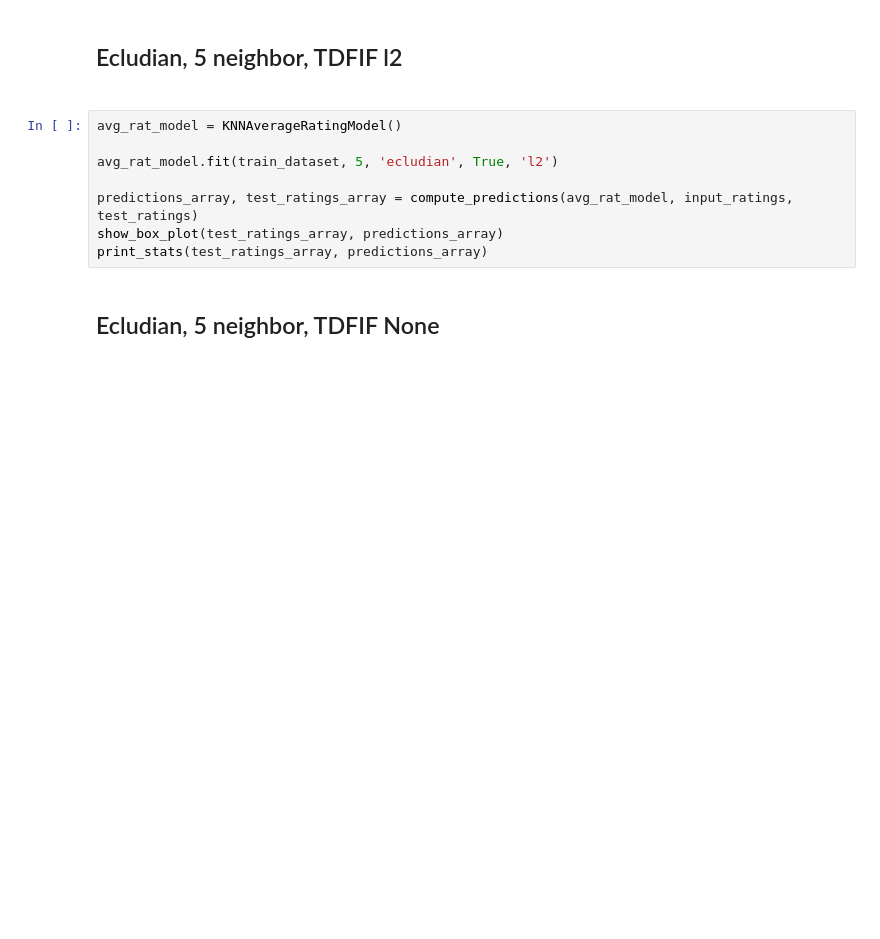
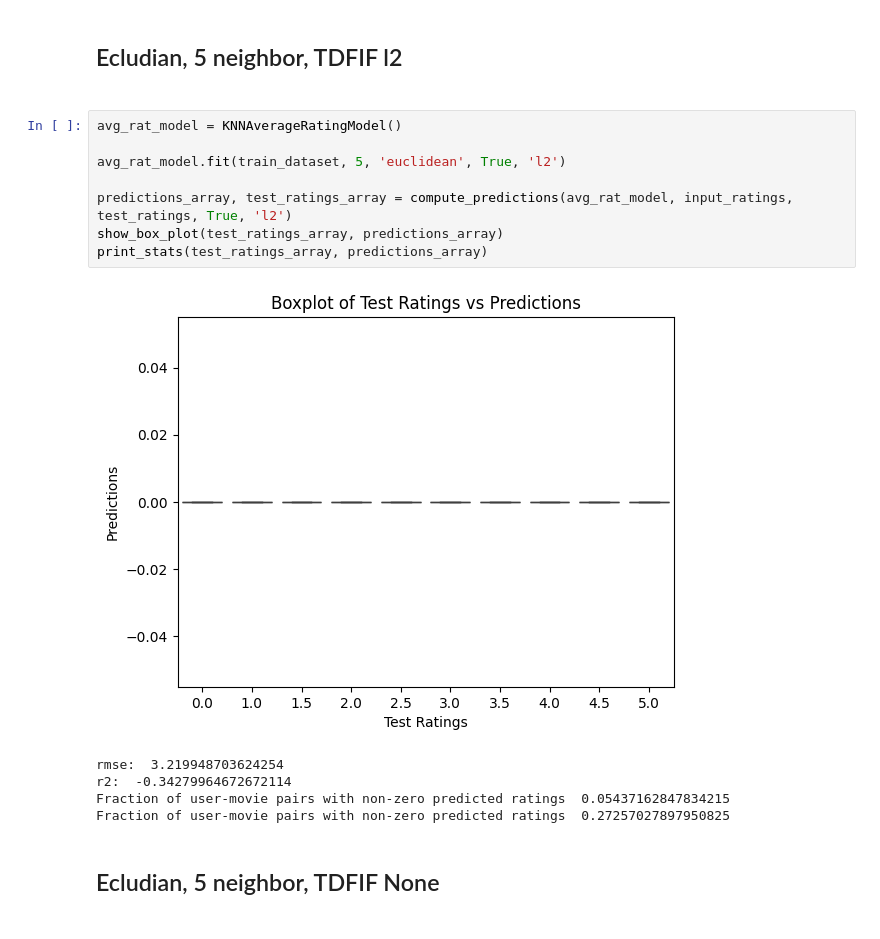
Before and after one commit to mikedabike1/AverageRatingsImplementation, a Jupyter notebook: kNNImplementation.ipynb, the cells around one changed output. Cells and saved outputs as stored; diff of their text form; blank space fills up the shorter version.

```diff
--- a/kNNImplementation.ipynb
+++ b/kNNImplementation.ipynb
@@ -293,11 +270,17 @@ print_stats(test_ratings_array, predictions_array)
 # %%
 avg_rat_model = KNNAverageRatingModel()
 
-avg_rat_model.fit(train_dataset, 5, 'ecludian', True, 'l2')
+avg_rat_model.fit(train_dataset, 5, 'euclidean', True, 'l2')
 
-predictions_array, test_ratings_array = compute_predictions(avg_rat_model, input_ratings, test_ratings)
+predictions_array, test_ratings_array = compute_predictions(avg_rat_model, input_ratings, test_ratings, True, 'l2')
 show_box_plot(test_ratings_array, predictions_array)
 print_stats(test_ratings_array, predictions_array)
+# %% [output]
+[figure, added]
+rmse:  3.219948703624254
+r2:  -0.34279964672672114
+Fraction of user-movie pairs with non-zero predicted ratings  0.05437162847834215
+Fraction of user-movie pairs with non-zero predicted ratings  0.27257027897950825
 # %% [markdown]
 <H2>Ecludian, 5 neighbor, TDFIF None<h2>
 # %%
```
Also changed, not shown: parts of 16 cells of this notebook, 2 other files.
